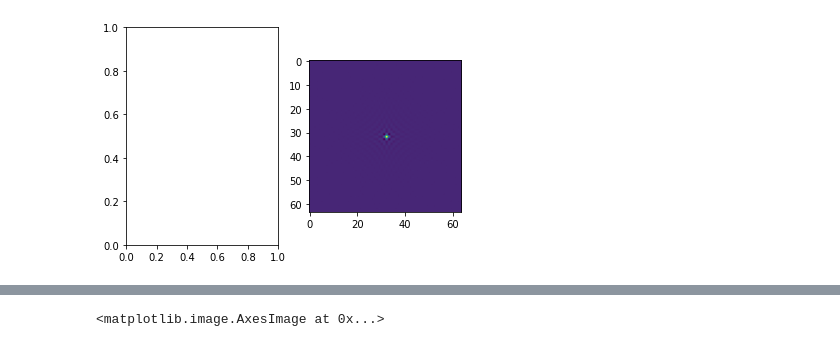
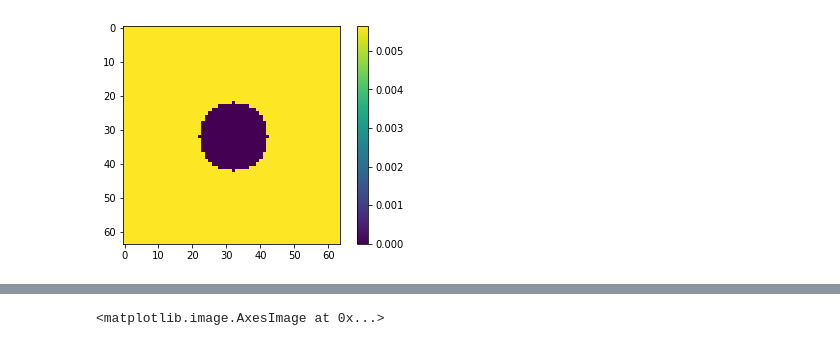
Before and after one commit to haricash/bayesian-ionized-bubbles, a Jupyter notebook: Untitled.ipynb, the cells around one changed output, grey strips where cells are left out. Saved outputs shown, nothing was run; the diff lists cells and outputs as text; code cells hidden in the pictures.

```diff
--- a/Untitled.ipynb
+++ b/Untitled.ipynb
@@ -8,32 +55,3 @@ import matplotlib.pyplot as plt
 # %%
-nu = 177.5
-sys_temp = 100 + 60*((nu/300)**(-2.55))
-t_obs = None
-grid_coord = np.mgrid[0:64:1, 0:64:1, 0:64:1].reshape(3,-1).T # defining the coord for the input vec
-
-
-visibility_data = np.load("datafiles/spherical_bubble.npy")
-visibility_data = np.asarray(visibility_data)
-visibility = np.fft.fft2(visibility_data)
-visibility = np.fft.fftshift(visibility)
-
-#### DEBUG ZONE ###########
-
-fig, axs = plt.subplots(1,2)
-
-slice_fft = visibility_data[:,:,32]
-slice_fft = np.fft.fft2(slice_fft).real
-axs[0] = plt.imshow(slice_fft)
-
-box_fft = visibility.real
-axs[1] = plt.imshow(box_fft[3,:,:])
-
-plt.show()
-#### DEBUG ZONE ########
-
-# This creates the noise map for the given telescope set up
-noise = noise_map(T_sys=sys_temp, A_eff=962, del_nu_c=62.73e+3, t_c=10)
-
-# print(visibility.shape, noise.shape)
+# noise = np.load("datafiles/noise_cube.npy")
+# bubble = np.load("datafiles/spherical_bubble.npy")
-# %% [output]
-[figure, removed]
@@ -39,0 +60,6 @@ noise = noise_map(T_sys=sys_temp, A_eff=962, del_nu_c=62.73e+3, t_c=10)
+# %%
+# visibility = visibility.real
+plt.imshow(visibility[:,:,32])
+plt.colorbar();
+# %% [output]
+[figure, added]
```
Also changed, not shown: parts of 11 cells of this notebook, 9 other files.
